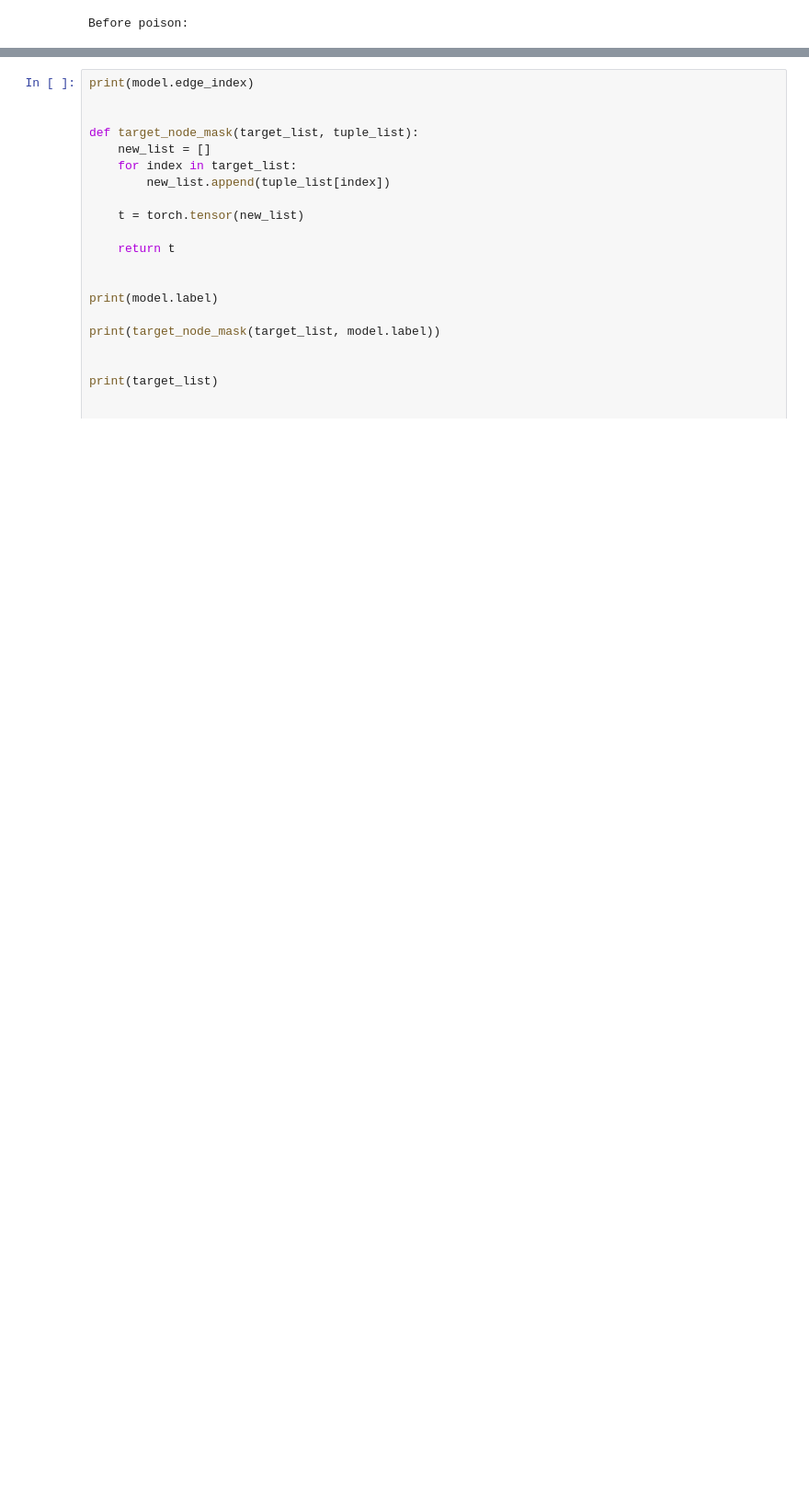
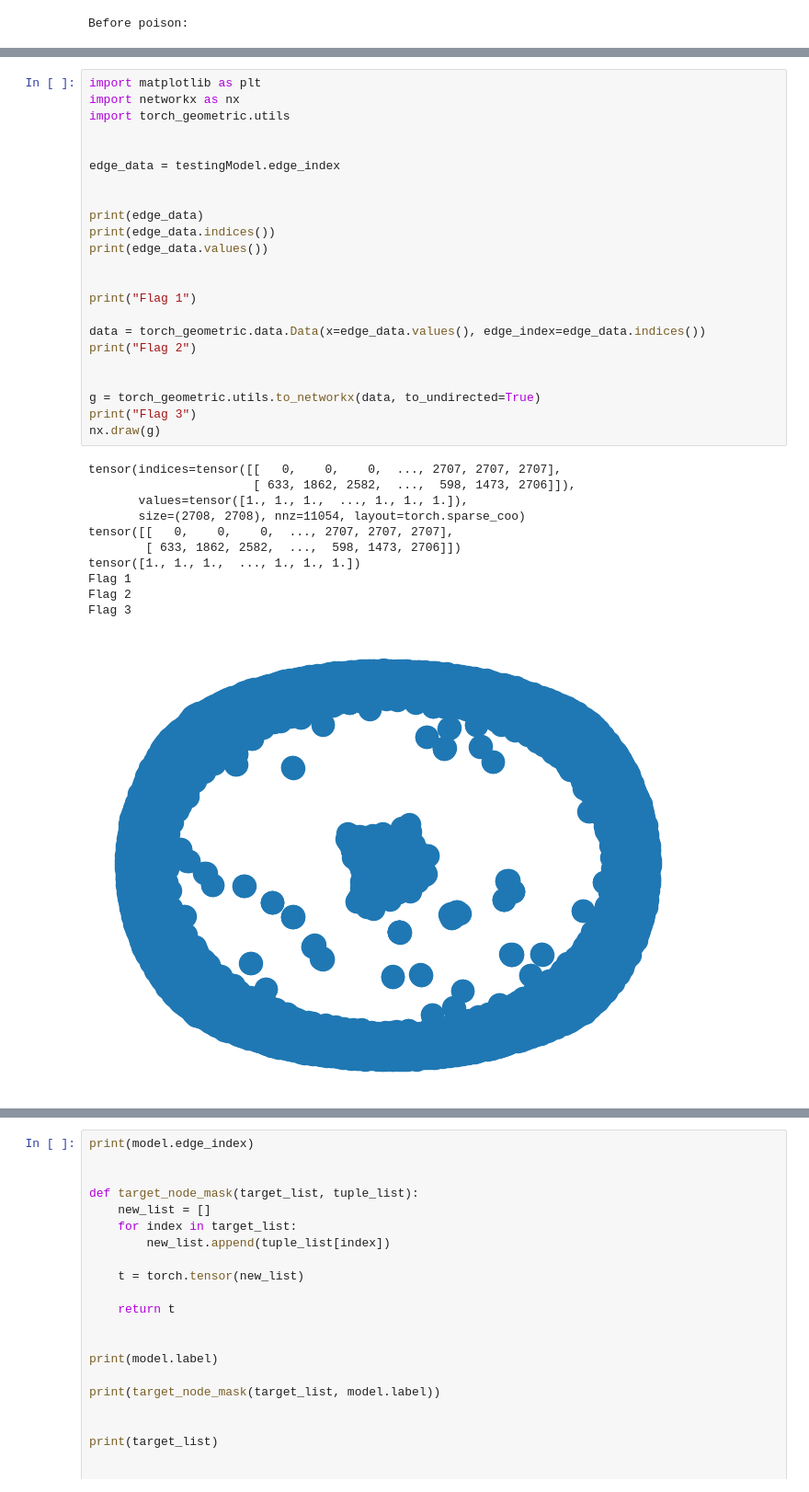
Before and after one commit to Grace-Melchiors/AAU-Dat6-Poison-GAD, a Jupyter notebook: Defence/grace.ipynb, the cells around one changed output, grey strips where cells are left out. Shown: that part at 92% size. Cells and saved outputs as stored; diff of their text form; blank space fills up the shorter version.

```diff
--- a/Defence/grace.ipynb
+++ b/Defence/grace.ipynb
@@ -379,3 +427,38 @@ tensor(indices=tensor([[   0,    0,    0,  ..., 2707, 2707, 2707],
+# %%
+import matplotlib as plt
+import networkx as nx
+import torch_geometric.utils
+
+
+edge_data = testingModel.edge_index
+
+
+print(edge_data)
+print(edge_data.indices())
+print(edge_data.values())
+
+
+print("Flag 1")
+
+data = torch_geometric.data.Data(x=edge_data.values(), edge_index=edge_data.indices())
+print("Flag 2")
+
+
+g = torch_geometric.utils.to_networkx(data, to_undirected=True)
+print("Flag 3")
+nx.draw(g)
+# %% [output]
+tensor(indices=tensor([[   0,    0,    0,  ..., 2707, 2707, 2707],
+                       [ 633, 1862, 2582,  ...,  598, 1473, 2706]]),
+       values=tensor([1., 1., 1.,  ..., 1., 1., 1.]),
+       size=(2708, 2708), nnz=11054, layout=torch.sparse_coo)
+tensor([[   0,    0,    0,  ..., 2707, 2707, 2707],
+        [ 633, 1862, 2582,  ...,  598, 1473, 2706]])
+tensor([1., 1., 1.,  ..., 1., 1., 1.])
+Flag 1
+Flag 2
+Flag 3
+[figure, added]
 # %%
 
 from gad_adversarial_robustness.poison.greedy import greedy_attack_with_statistics
```
Also changed, not shown: parts of 7 cells of this notebook, 2 other files.
